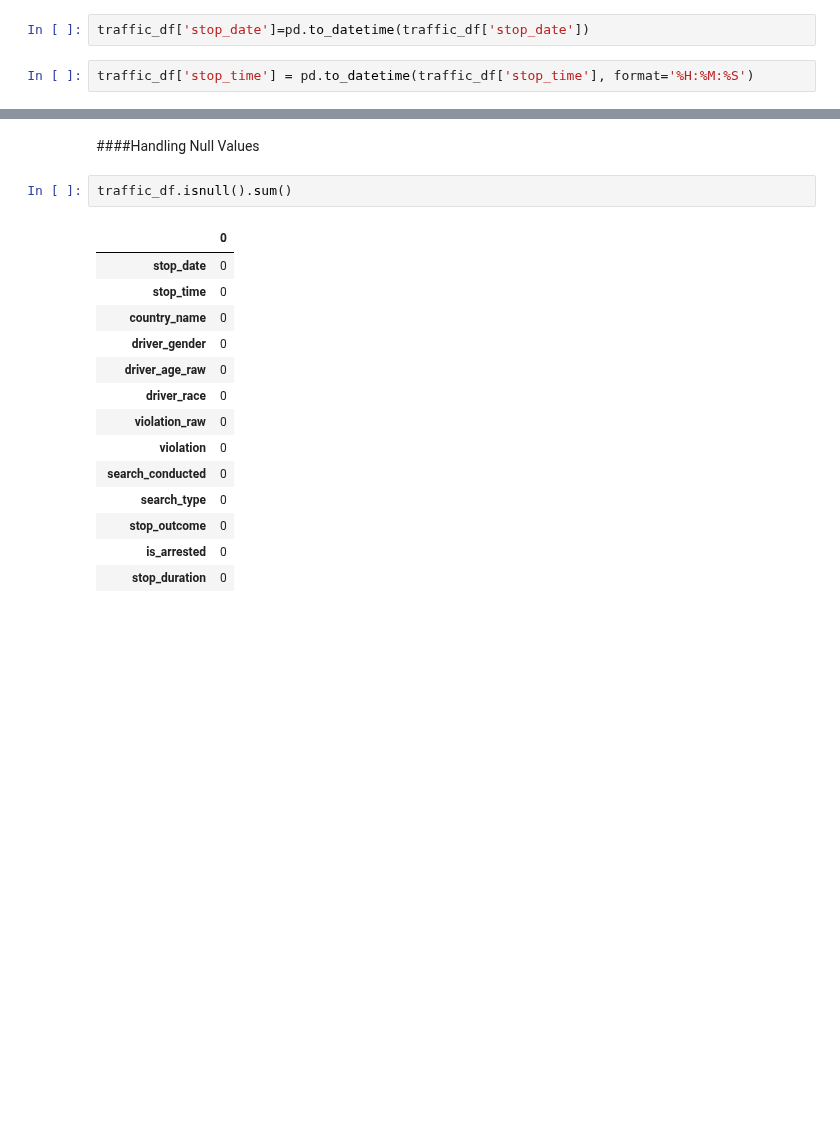
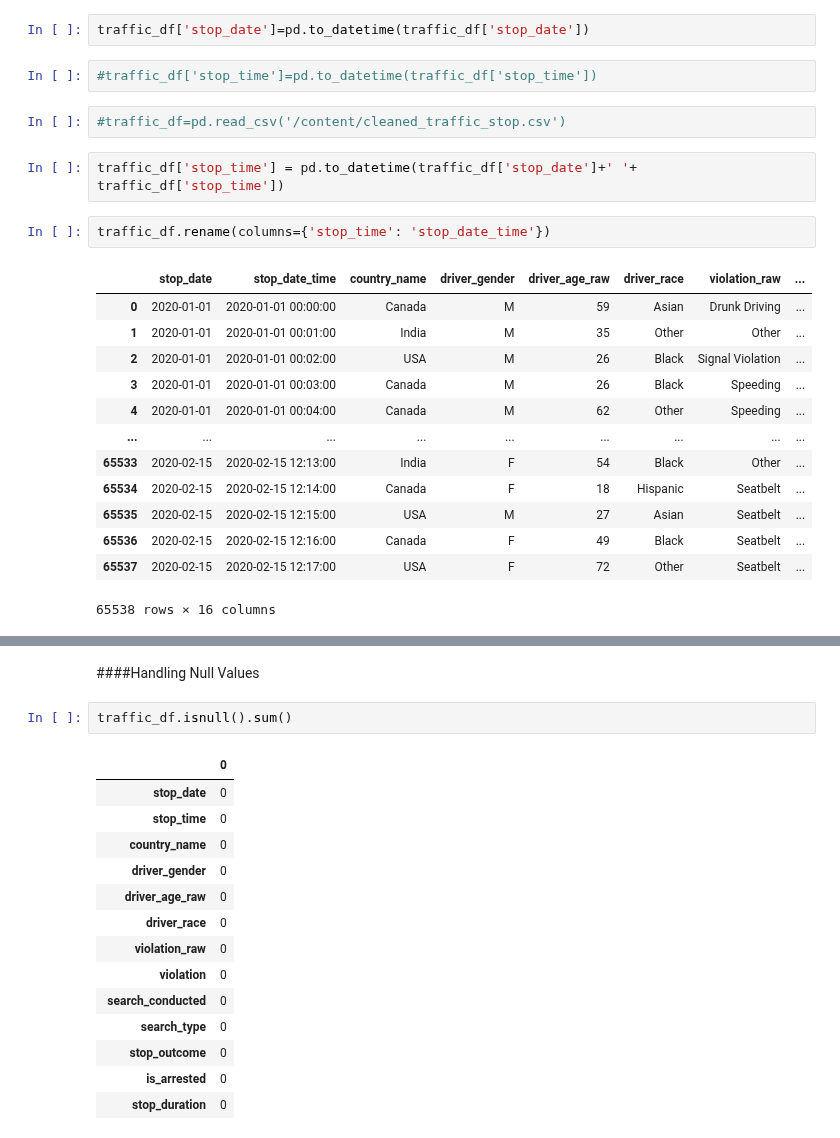
Before and after one commit to Infant-Joshva/Data-Science-learning-path, a Jupyter notebook: Mini_Project_1(Secure_check)Git/Mini_project_1(Secure_Check).ipynb, the cells around one changed output, grey strips where cells are left out. Drawn from its saved outputs; the diff is of its cells as text; blank space fills up the shorter version.

Commit message:
Modified code for "stop_time" issues

```diff
--- a/Mini_Project_1(Secure_check)Git/Mini_project_1(Secure_Check).ipynb
+++ b/Mini_Project_1(Secure_check)Git/Mini_project_1(Secure_Check).ipynb
@@ -60,5 +60,25 @@ dtypes: bool(3), datetime64[ns](2), int64(2), object(9)
 memory usage: 6.7+ MB
 # %%
 traffic_df['stop_date']=pd.to_datetime(traffic_df['stop_date'])
+# %%
+#traffic_df['stop_time']=pd.to_datetime(traffic_df['stop_time'])
+# %%
+#traffic_df=pd.read_csv('/content/cleaned_traffic_stop.csv')
 # %%
-traffic_df['stop_time'] = pd.to_datetime(traffic_df['stop_time'], format='%H:%M:%S')
+traffic_df['stop_time'] = pd.to_datetime(traffic_df['stop_date']+' '+ traffic_df['stop_time'])
+# %%
+traffic_df.rename(columns={'stop_time': 'stop_date_time'})
+# %% [output]
+|  | stop_date | stop_date_time | country_name | driver_gender | driver_age_raw | driver_race | violation_raw | ... |
+| 0 | 2020-01-01 | 2020-01-01 00:00:00 | Canada | M | 59 | Asian | Drunk Driving | ... |
+| 1 | 2020-01-01 | 2020-01-01 00:01:00 | India | M | 35 | Other | Other | ... |
+| 2 | 2020-01-01 | 2020-01-01 00:02:00 | USA | M | 26 | Black | Signal Violation | ... |
+| 3 | 2020-01-01 | 2020-01-01 00:03:00 | Canada | M | 26 | Black | Speeding | ... |
+| 4 | 2020-01-01 | 2020-01-01 00:04:00 | Canada | M | 62 | Other | Speeding | ... |
+| ... | ... | ... | ... | ... | ... | ... | ... | ... |
+| 65533 | 2020-02-15 | 2020-02-15 12:13:00 | India | F | 54 | Black | Other | ... |
+| 65534 | 2020-02-15 | 2020-02-15 12:14:00 | Canada | F | 18 | Hispanic | Seatbelt | ... |
+| 65535 | 2020-02-15 | 2020-02-15 12:15:00 | USA | M | 27 | Asian | Seatbelt | ... |
+| 65536 | 2020-02-15 | 2020-02-15 12:16:00 | Canada | F | 49 | Black | Seatbelt | ... |
+| 65537 | 2020-02-15 | 2020-02-15 12:17:00 | USA | F | 72 | Other | Seatbelt | ... |
+65538 rows × 16 columns
```
Also changed, not shown: parts of 6 cells of this notebook.
